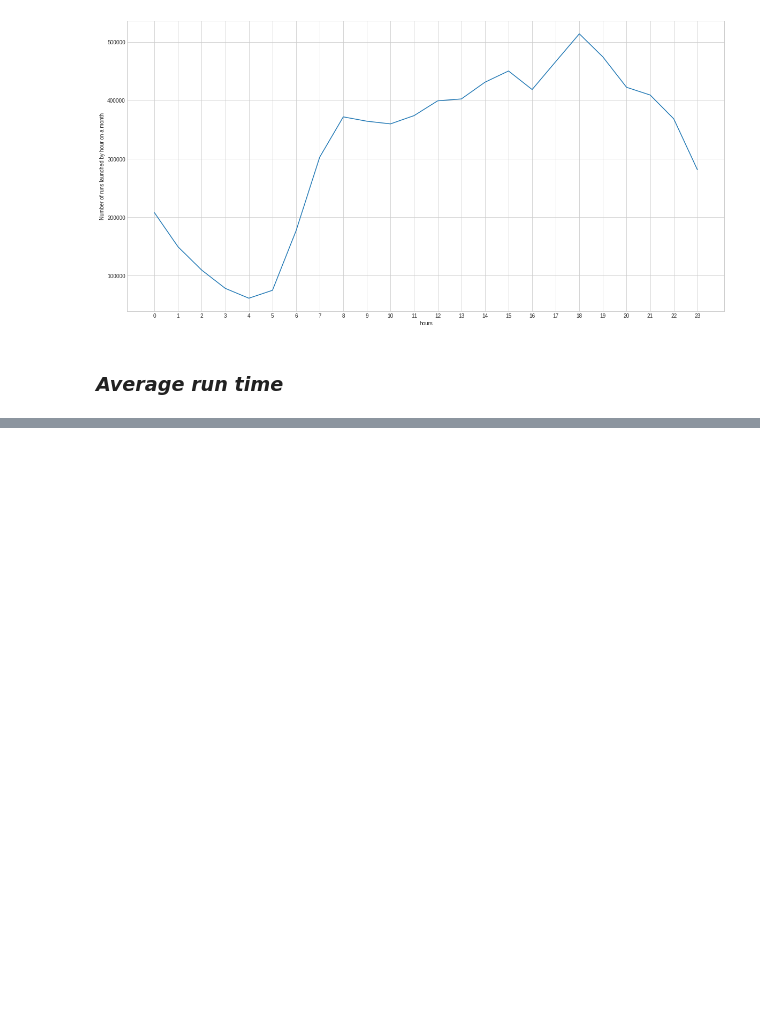
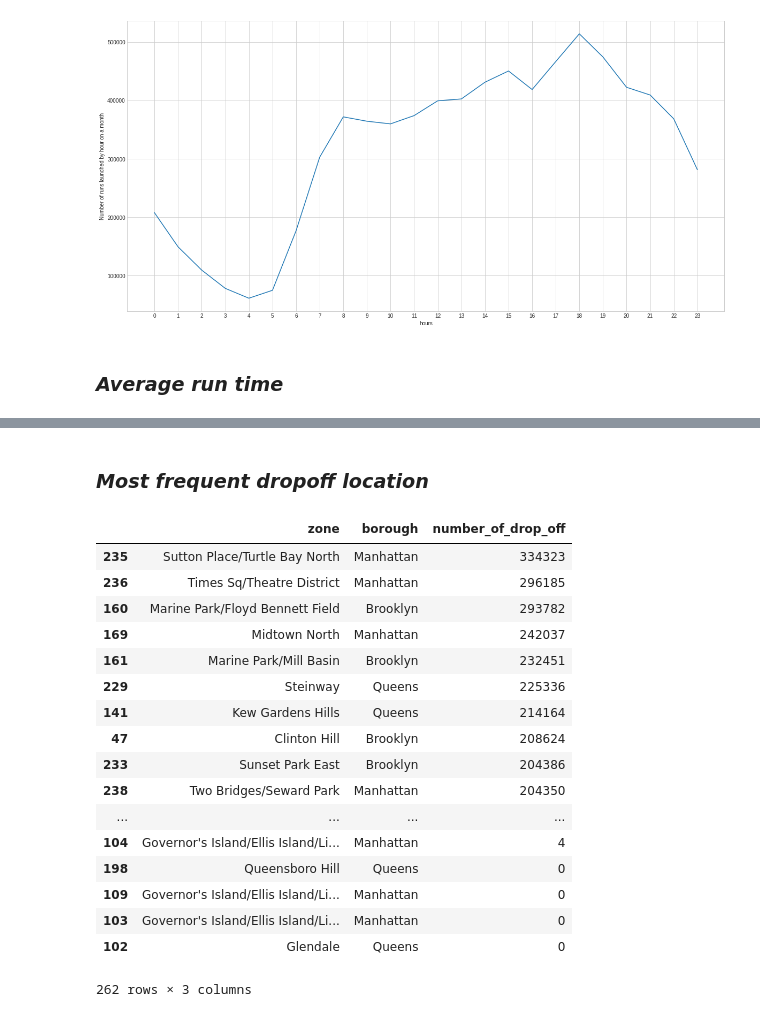
Before and after one commit to timnll/ProjetBigData, a Jupyter notebook: NYC_Taxi_Records.ipynb, the cells around one changed output, grey strips where cells are left out. Cells and saved outputs as stored; diff of their text form; code cells hidden in the pictures; blank space fills up the shorter version.

```diff
--- a/NYC_Taxi_Records.ipynb
+++ b/NYC_Taxi_Records.ipynb
@@ -155,0 +411,35 @@ Text(0.5,0,'time interval in minutes')
+# %% [markdown]
+### *Most frequent dropoff location*
+# %%
+#affiche les zones de drop off de la plus fréquente à la moins fréquente
+df_do = runs_2019_01['DOLocationID'].to_frame()
+runs_do = []
+nb_do = []
+
+template = pd.DataFrame([x for x in range(1,max(df_loc['LocationID'].tolist()))], columns=["LocationID"])
+
+for LocationID in template['LocationID']:
+  runs_do = df_do.loc[df_do['DOLocationID'] == LocationID]
+  nb_do.append([df_loc['zone'].iloc[LocationID], df_loc['borough'].iloc[LocationID], len(runs_do)])
+
+nb_do = pd.DataFrame(nb_do, columns=["zone", "borough", "number_of_drop_off"])
+nb_do.sort_values(by=['number_of_drop_off'], ascending=False)
+# %% [output]
+|  | zone | borough | number_of_drop_off |
+| 235 | Sutton Place/Turtle Bay North | Manhattan | 334323 |
+| 236 | Times Sq/Theatre District | Manhattan | 296185 |
+| 160 | Marine Park/Floyd Bennett Field | Brooklyn | 293782 |
+| 169 | Midtown North | Manhattan | 242037 |
+| 161 | Marine Park/Mill Basin | Brooklyn | 232451 |
+| 229 | Steinway | Queens | 225336 |
+| 141 | Kew Gardens Hills | Queens | 214164 |
+| 47 | Clinton Hill | Brooklyn | 208624 |
+| 233 | Sunset Park East | Brooklyn | 204386 |
+| 238 | Two Bridges/Seward Park | Manhattan | 204350 |
+| ... | ... | ... | ... |
+| 104 | Governor's Island/Ellis Island/Li... | Manhattan | 4 |
+| 198 | Queensboro Hill | Queens | 0 |
+| 109 | Governor's Island/Ellis Island/Li... | Manhattan | 0 |
+| 103 | Governor's Island/Ellis Island/Li... | Manhattan | 0 |
+| 102 | Glendale | Queens | 0 |
+262 rows × 3 columns
```
Also changed, not shown: parts of 8 cells of this notebook.
